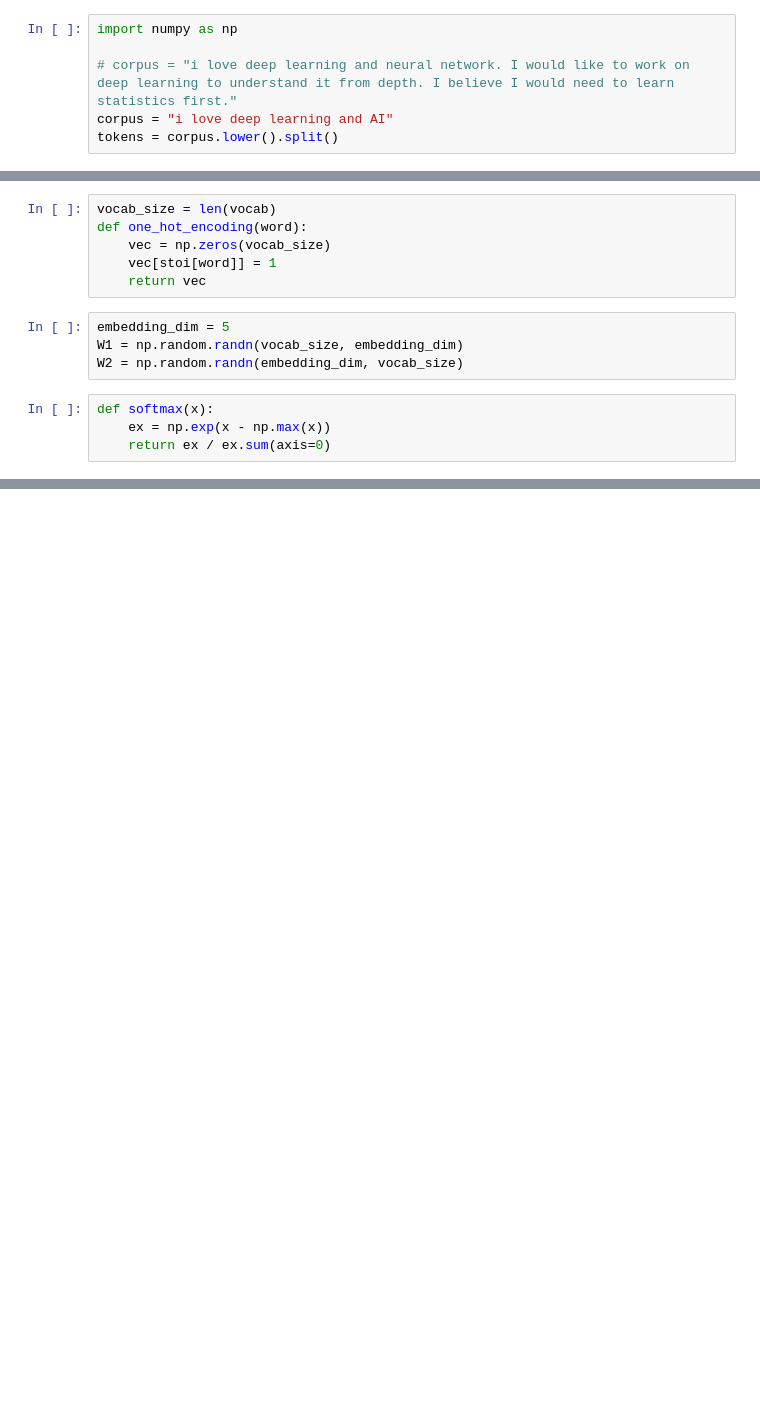
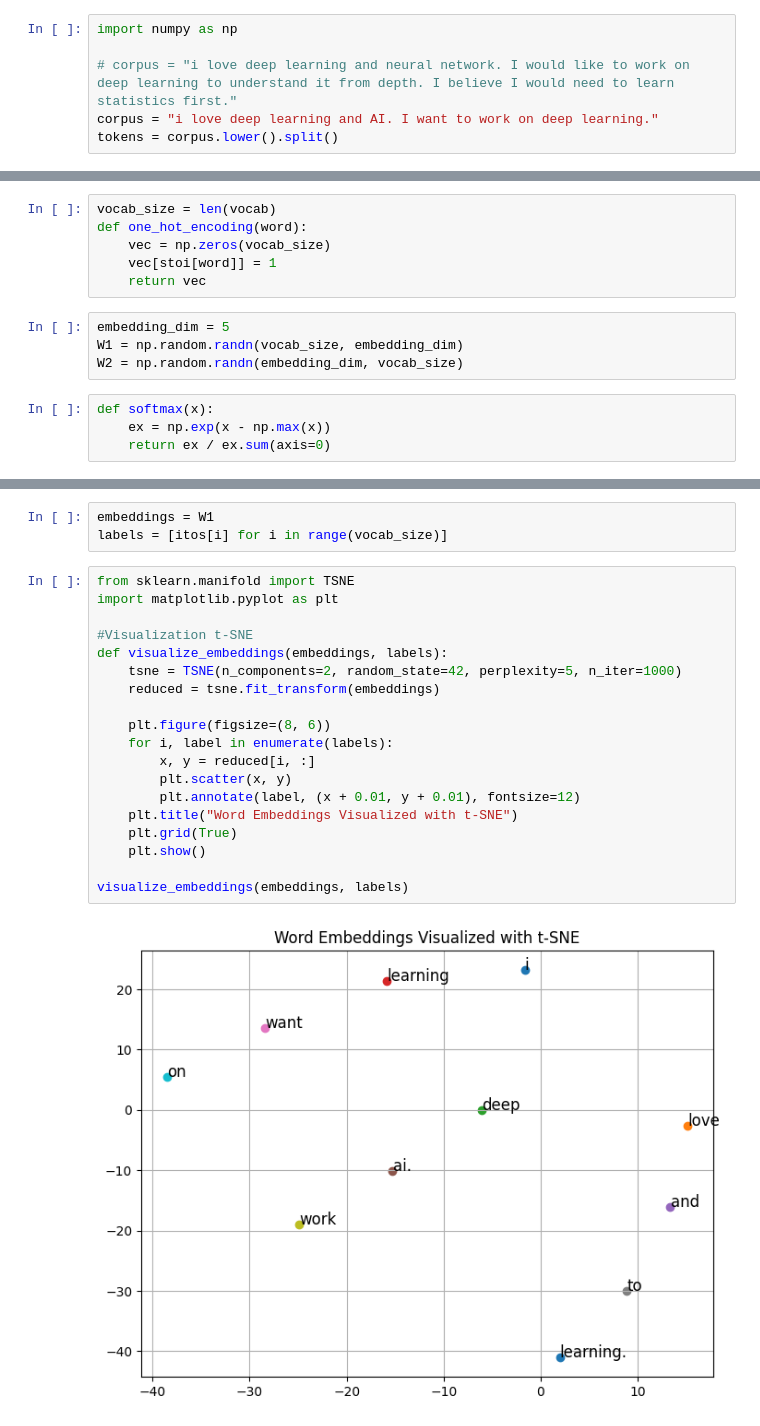
Before and after one commit to subhojitdas/saturn, a Jupyter notebook: src/w2v/skip_gram_w2v.ipynb, the cells around one changed output, grey strips where cells are left out. Saved outputs shown, nothing was run; the diff lists cells and outputs as text; blank space fills up the shorter version.

Commit message:
word2vec skip-gram impl 2

```diff
--- a/src/w2v/skip_gram_w2v.ipynb
+++ b/src/w2v/skip_gram_w2v.ipynb
@@ -2,7 +2,7 @@
 import numpy as np
 
 # corpus = "i love deep learning and neural network. I would like to work on deep learning to understand it from depth. I believe I would need to learn statistics first."
-corpus = "i love deep learning and AI"
+corpus = "i love deep learning and AI. I want to work on deep learning."
 tokens = corpus.lower().split()
 # %%
 def dedup_list(seq):
@@ -60,0 +112,24 @@ def softmax(x):
+# %%
+embeddings = W1
+labels = [itos[i] for i in range(vocab_size)]
+# %%
+from sklearn.manifold import TSNE
+import matplotlib.pyplot as plt
+
+#Visualization t-SNE
+def visualize_embeddings(embeddings, labels):
+    tsne = TSNE(n_components=2, random_state=42, perplexity=5, n_iter=1000)
+    reduced = tsne.fit_transform(embeddings)
+
+    plt.figure(figsize=(8, 6))
+    for i, label in enumerate(labels):
+        x, y = reduced[i, :]
+        plt.scatter(x, y)
+        plt.annotate(label, (x + 0.01, y + 0.01), fontsize=12)
+    plt.title("Word Embeddings Visualized with t-SNE")
+    plt.grid(True)
+    plt.show()
+
+visualize_embeddings(embeddings, labels)
+# %% [output]
+[figure, added]
```
Also changed, not shown: parts of 3 cells of this notebook.
